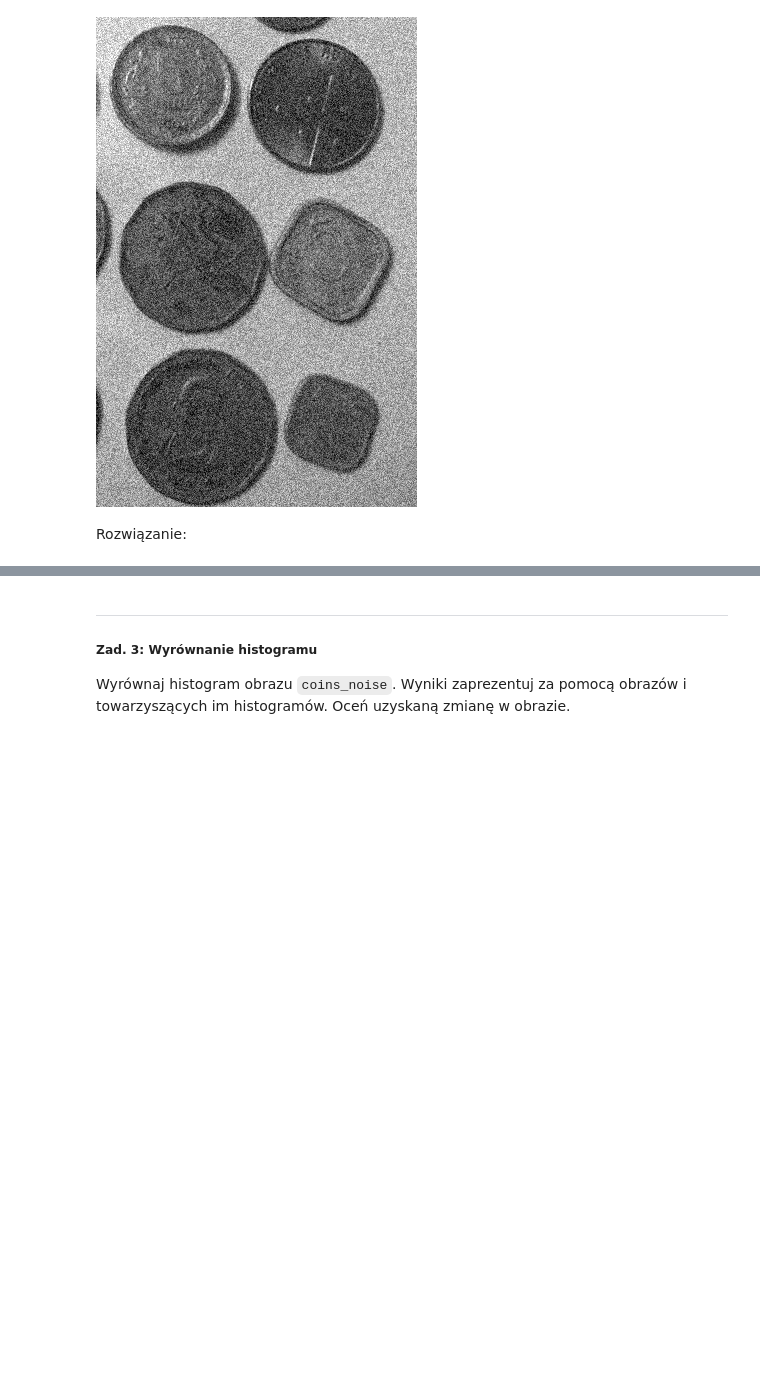
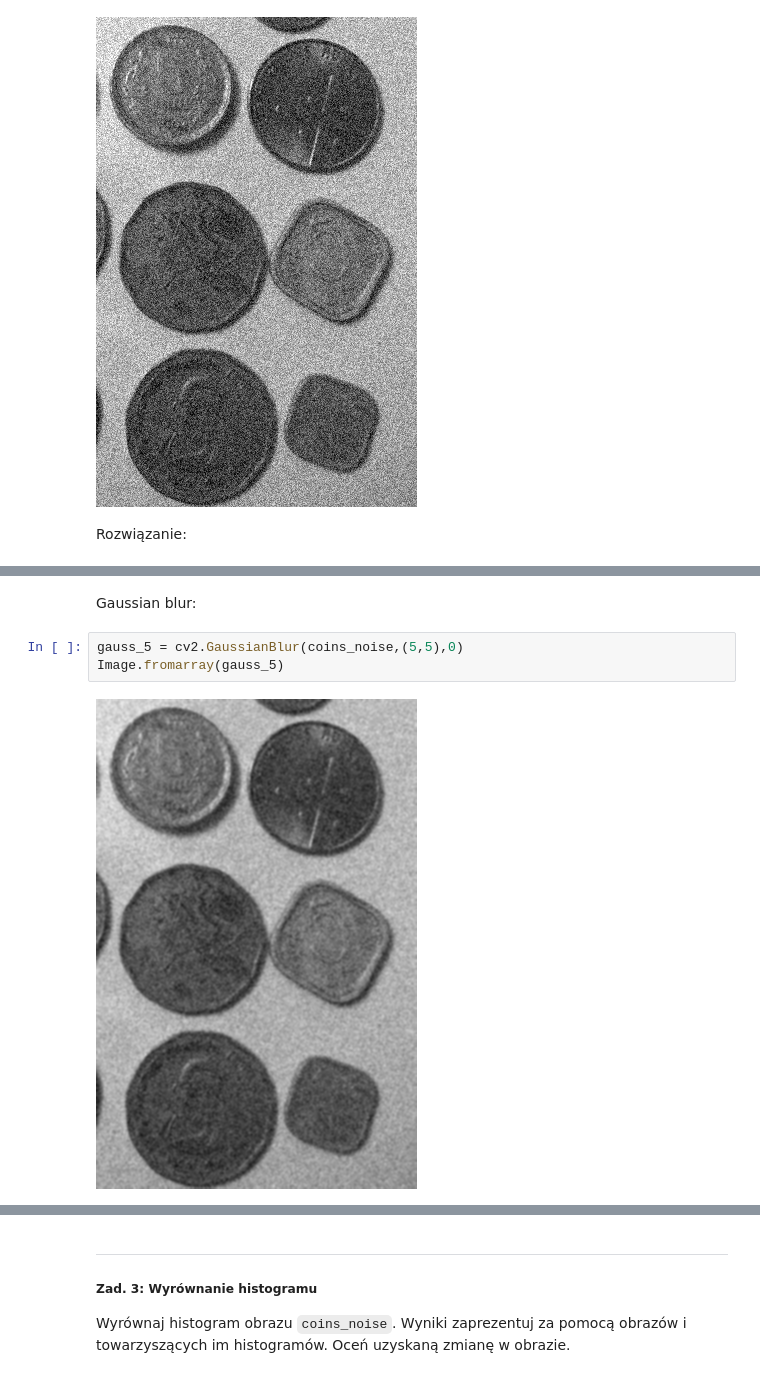
Before and after one commit to xizula/Image-Processing, a Jupyter notebook: Lab3/Lab3_zadanie.ipynb, the cells around one changed output, grey strips where cells are left out. Drawn from its saved outputs; the diff is of its cells as text; blank space fills up the shorter version.

```diff
--- a/Lab3/Lab3_zadanie.ipynb
+++ b/Lab3/Lab3_zadanie.ipynb
@@ -40,0 +65,7 @@ Rozwiązanie:
+# %% [markdown]
+Gaussian blur:
+# %%
+gauss_5 = cv2.GaussianBlur(coins_noise,(5,5),0)
+Image.fromarray(gauss_5)
+# %% [output]
+[figure, added]
```
Also changed, not shown: parts of 12 cells of this notebook.
